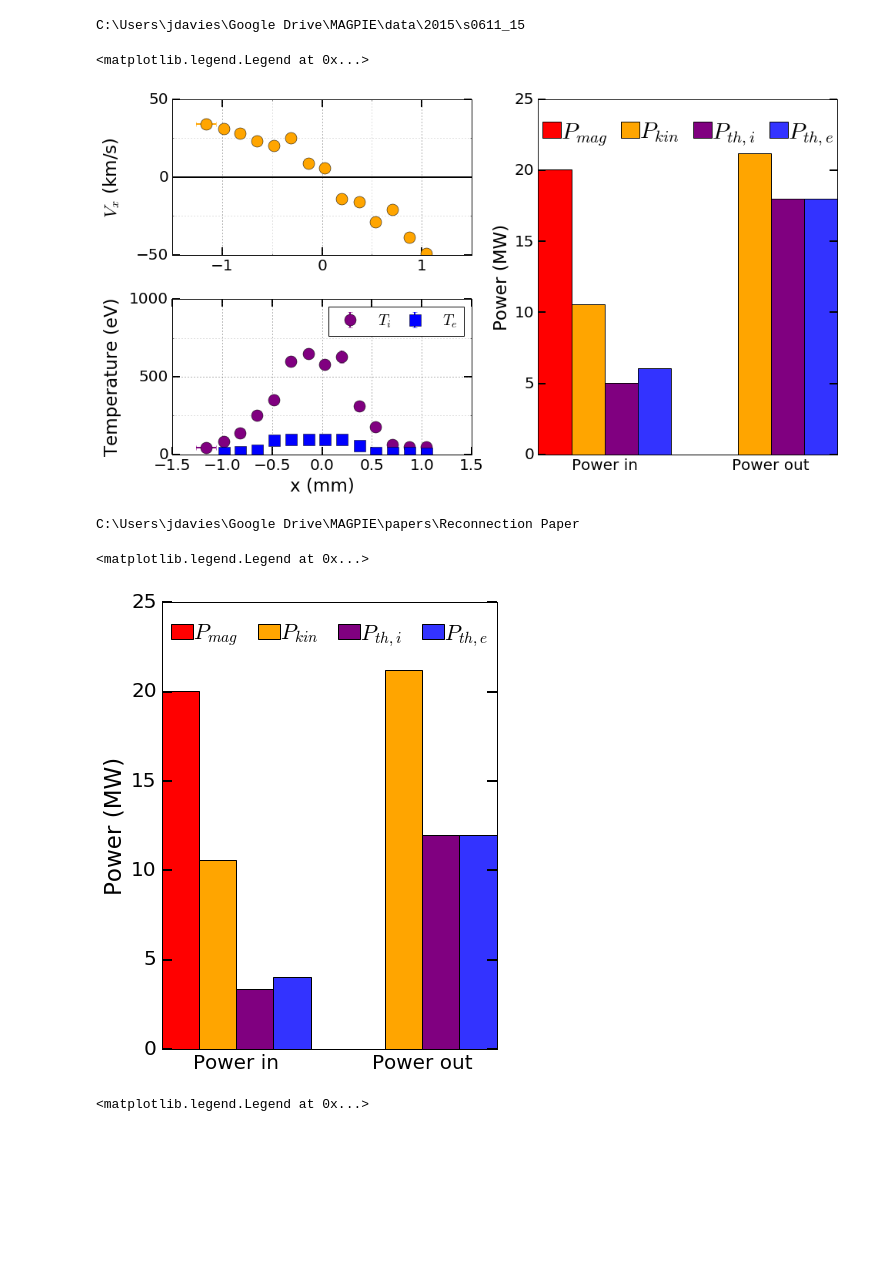
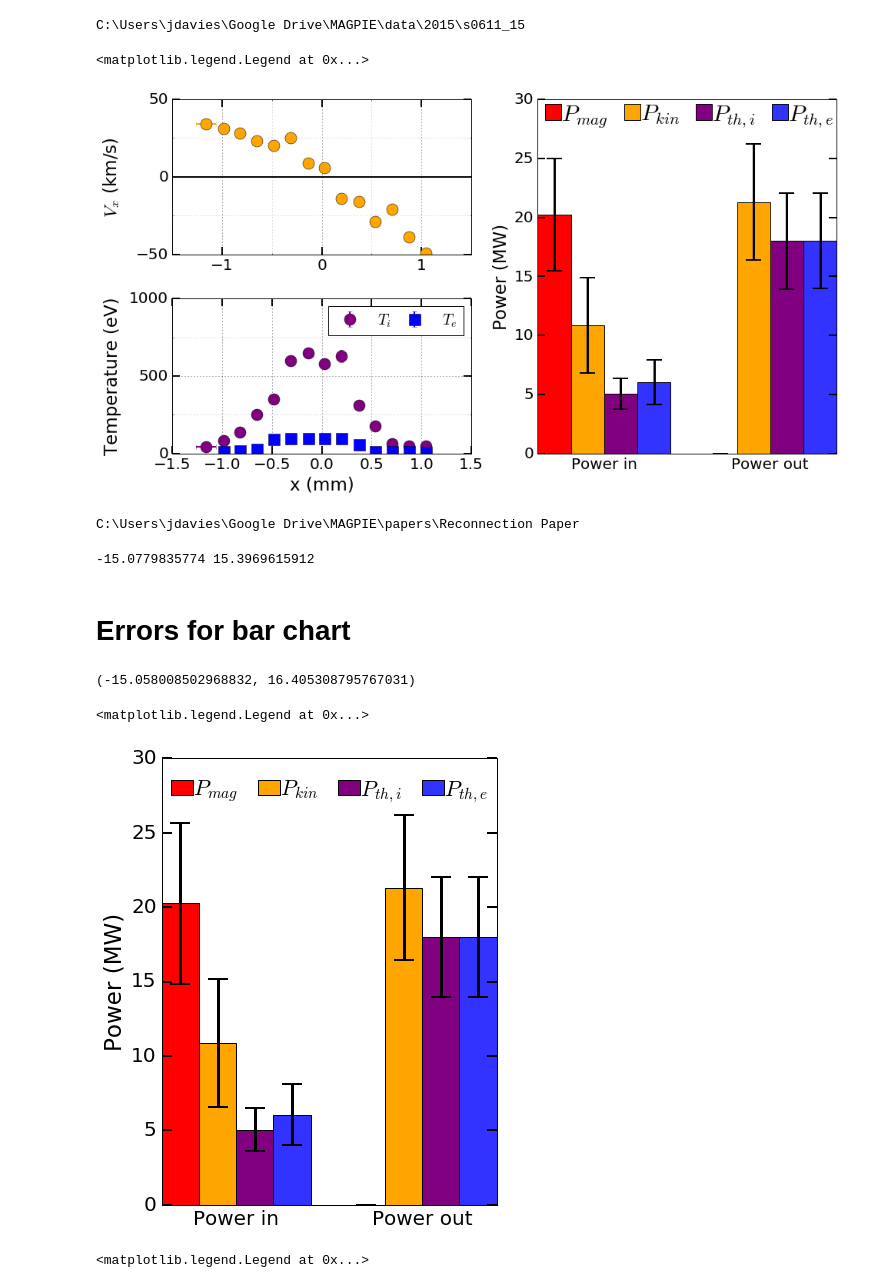
Before and after one commit to jdhare/magpie-analysis, a Jupyter notebook: Figures for Reconnection Paper.ipynb, the cells around one changed output. Saved outputs shown, nothing was run; the diff lists cells and outputs as text; code cells hidden in the pictures; blank space fills up the shorter version.

```diff
--- a/Figures for Reconnection Paper.ipynb
+++ b/Figures for Reconnection Paper.ipynb
@@ -685,11 +690,13 @@ a.set_axisbelow(True)
 
 ax=a2
 
+ekw={'ecolor':'black', 'elinewidth':3, 'capsize':10, 'capthick':2}
+
 width=0.1
 ind=np.array([0,0.5])
 
 for i in range(0,4):
-    ax.bar(ind+i*width, data[:,i], width,color=colors[i], label=labels[i])
+    ax.bar(ind+i*width, data[i]/1e6,width,yerr=std[i]/1e6,color=colors[i], label=labels[i], error_kw=ekw)
 
 ax.set_xticks([0.2,0.7])
 ax.set_xticklabels(['Power in','Power out'])
@@ -702,19 +709,35 @@ ax.tick_params(
     top='off',         # ticks along the top edge are off
     labelbottom='on') # labels along the bottom edge are off
 
-ax.set_ylim([0,25])
+ax.set_ylim([0,30])
 ax.set_ylabel('Power (MW)', fontsize=lfs)
 ax.tick_params(labelsize=tfs, pad=5, length=10, width=2)
 
 
-ax.legend(loc=9, ncol=4, fontsize=30, frameon=False, columnspacing=0.6,numpoints=1, handletextpad=0.0, handlelength=0.8)
+ax.legend(bbox_to_anchor=(1.06, 1.05),
+          ncol=4,
+          fontsize=30,
+          frameon=False,
+          columnspacing=0.7,
+          numpoints=1,
+          handletextpad=0.0,
+          handlelength=0.7)
 #fig.tight_layout()
 # %% [output]
 <matplotlib.legend.Legend at 0x...>
-[figure, old version]
+[figure, new version]
 # %%
 cd "C:\Users\jdavies\Google Drive\MAGPIE\papers\Reconnection Paper"
 # %% [output]
 C:\Users\jdavies\Google Drive\MAGPIE\papers\Reconnection Paper
 # %%
 fig.savefig('thomson data and power balance.pdf', dpi=300, bbox_inches='tight')
+# %%
+P_inT=P_in.sum()
+P_outT=P_out.sum()
+DeltaP=P_inT-P_outT
+print(DeltaP.mean/1e6, DeltaP.std/1e6)
+# %% [output]
+-15.0779835774 15.3969615912
+# %% [markdown]
+# Errors for bar chart
@@ -721,34 +794,40 @@ fig.savefig('thomson data and power balance.pdf', dpi=300, bbox_inches='tight')
+# %%
+(P_inT-P_outT).mean/1e6, (P_inT-P_outT).std/1e6
+# %% [output]
+(-15.058008502968832, 16.405308795767031)
 # %%
 #side by side bar chart
 
 fig, ax=plt.subplots(figsize=(6,8))
 
+ekw={'ecolor':'black', 'elinewidth':3, 'capsize':10, 'capthick':2}
+
 width=0.1
 ind=np.array([0,0.5])
 
 for i in range(0,4):
-    ax.bar(ind+i*width, data[:,i], width,color=colors[i], label=labels[i])
+    ax.bar(ind+i*width, data[i]/1e6,width,yerr=std[i]/1e6,color=colors[i], label=labels[i], error_kw=ekw)
 
 ax.set_xticks([0.2,0.7])
 ax.set_xticklabels(['Power in','Power out'])
 ax.set_xlim(0,0.9)
 
 ax.tick_params(
     axis='x',          # changes apply to the x-axis
     which='both',      # both major and minor ticks are affected
     bottom='off',      # ticks along the bottom edge are off
     top='off',         # ticks along the top edge are off
     labelbottom='on') # labels along the bottom edge are off
 
-ax.set_ylim([0,25])
+ax.set_ylim([0,30])
 ax.set_ylabel('Power (MW)', fontsize=lfs)
 ax.tick_params(labelsize=tfs, pad=5, length=10, width=2)
 
 
 ax.legend(loc=9, ncol=4, fontsize=22, frameon=False, columnspacing=0.9,numpoints=1, handletextpad=0.0, handlelength=1)
 # %% [output]
 <matplotlib.legend.Legend at 0x...>
-[figure, old version]
+[figure, new version]
 # %%
 ##stack plot
 
```
Also changed, not shown: parts of 3 cells of this notebook, 2 other files.
